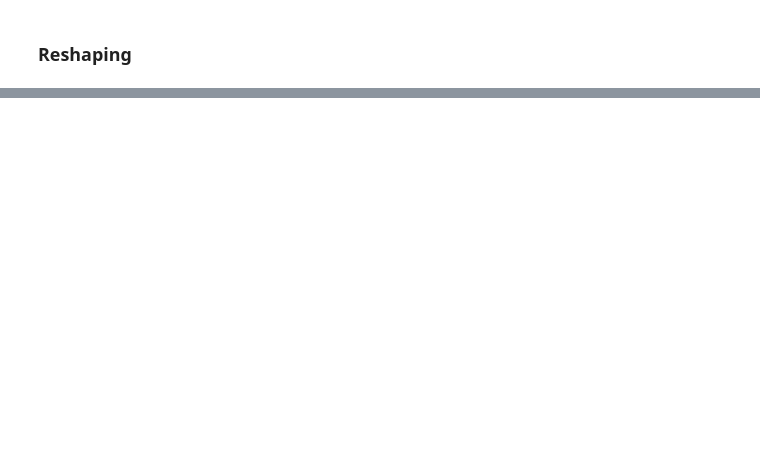
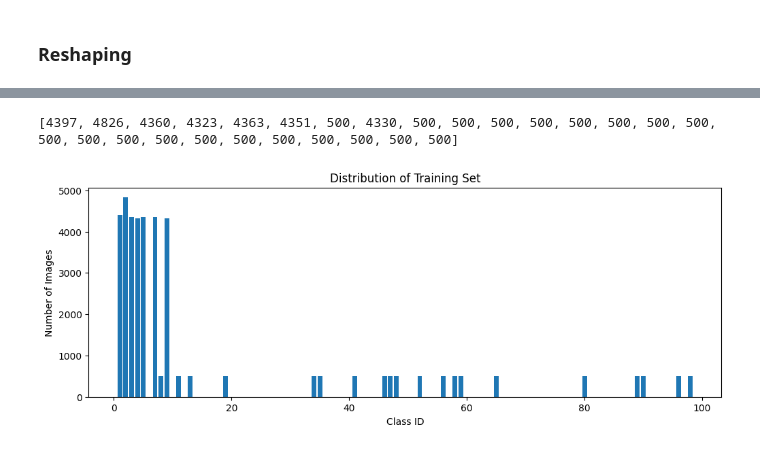
Before and after one commit to milamurphy/ML-Image-Classification, a Jupyter notebook: preprocessing.ipynb, the cells around one changed output, grey strips where cells are left out. Saved outputs shown, nothing was run; the diff lists cells and outputs as text; code cells hidden in the pictures; blank space fills up the shorter version.

```diff
--- a/preprocessing.ipynb
+++ b/preprocessing.ipynb
@@ -283,0 +304,11 @@ X_test = X_test.reshape(X_test.shape[0], 32, 32, 1)
+# %%
+print(num_of_samples)
+plt.figure(figsize=(12, 4))
+plt.bar(classes, num_of_samples)
+plt.title("Distribution of Training Set")
+plt.xlabel("Class ID")
+plt.ylabel("Number of Images")
+plt.show()
+# %% [output]
+[4397, 4826, 4360, 4323, 4363, 4351, 500, 4330, 500, 500, 500, 500, 500, 500, 500, 500, 500, 500, 500, 500, 500, 500, 500, 500, 500, 500, 500]
+[figure, added]
```
Also changed, not shown: parts of 13 cells of this notebook.
